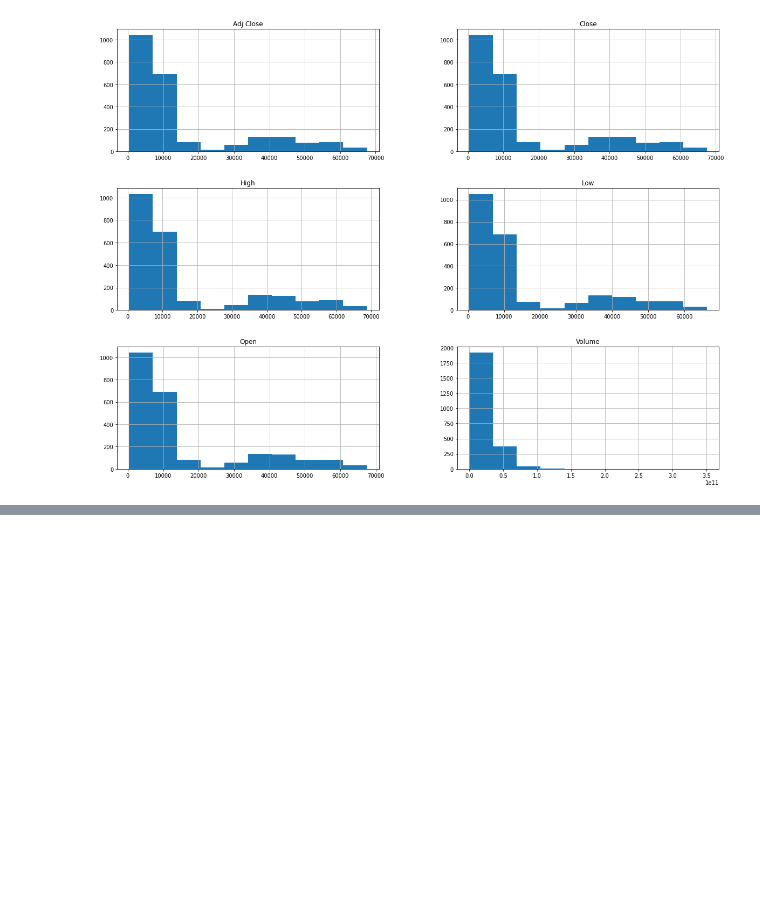
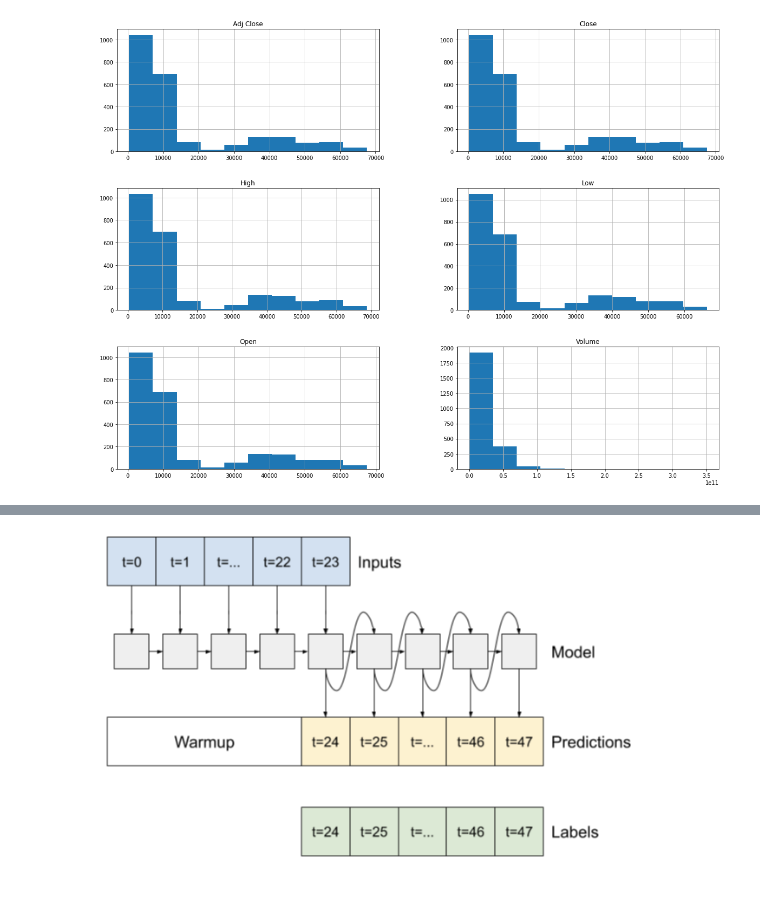
Before and after one commit to nikitaizmailov/custom_regression_signals_for_crypto, a Jupyter notebook: main.ipynb, the cells around one changed output, grey strips where cells are left out. Cells and saved outputs as stored; diff of their text form; code cells hidden in the pictures; blank space fills up the shorter version.

```diff
--- a/main.ipynb
+++ b/main.ipynb
@@ -282,0 +375,8 @@ plt.show()
+# %%
+# Advanced Implementation of RNN LSTM model.
+# Building a Autoregressive Model to predict into the future up to as many days you input.
+# Then, each model's output can be fed back into itself at each step and predictions can be made conditioned on the previous one, like in the classic Generating Sequences With Recurrent Neural Networks.
+from IPython.display import Image
+Image(filename="autoregressive.png")
+# %% [output]
+[figure, added]
```
Also changed, not shown: parts of 45 cells of this notebook, 4 other files.
